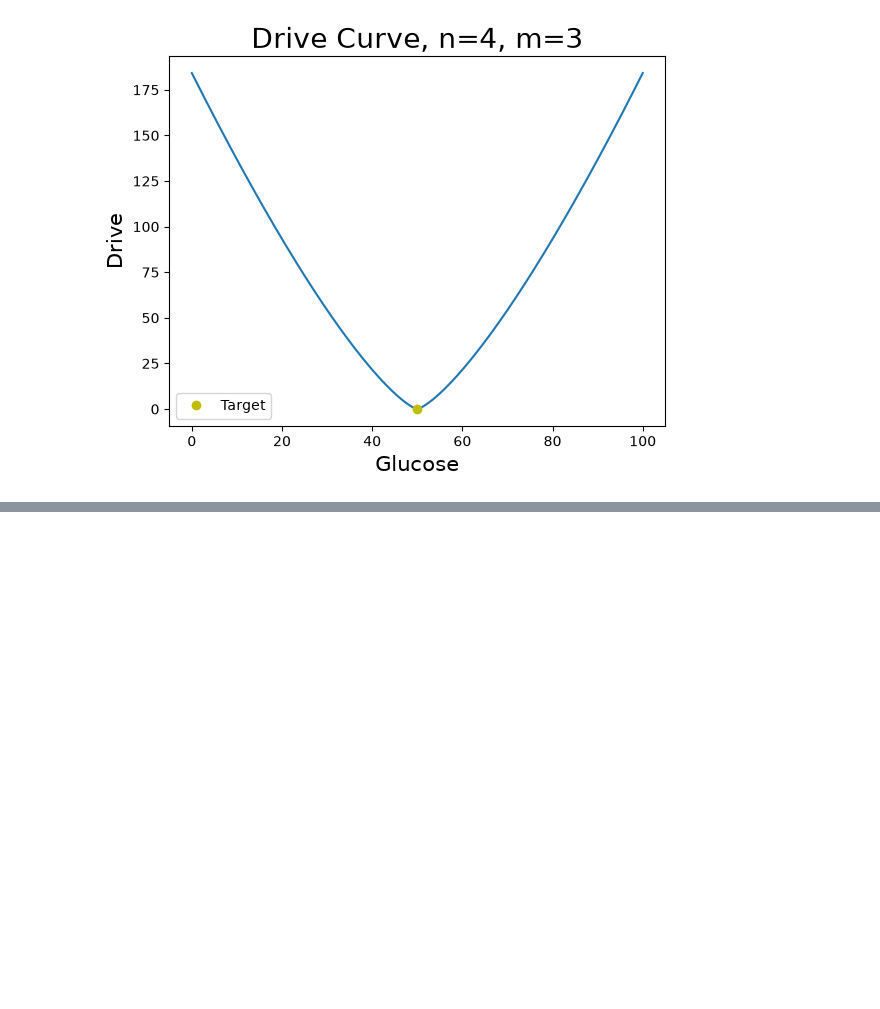
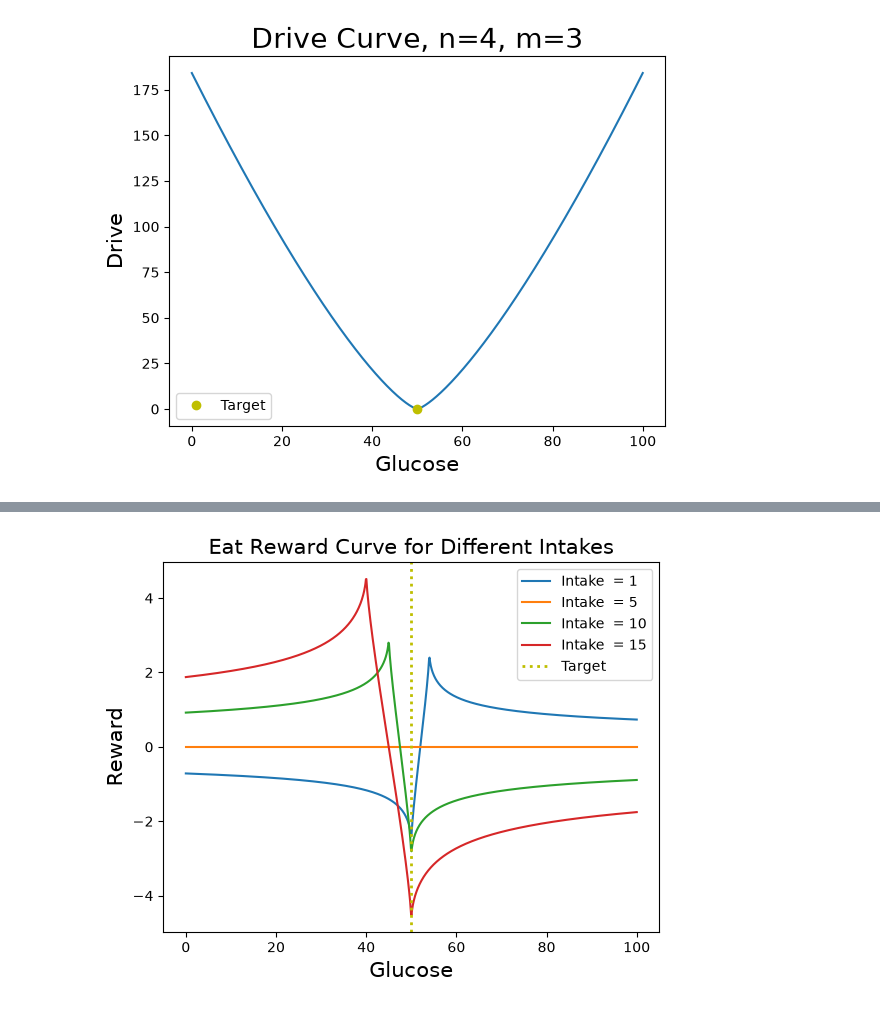
Before and after one commit to JuanMendez163/embodied_organs, a Jupyter notebook: notebooks/random_actions.ipynb, the cells around one changed output, grey strips where cells are left out. Saved outputs shown, nothing was run; the diff lists cells and outputs as text; code cells hidden in the pictures; blank space fills up the shorter version.

```diff
--- a/notebooks/random_actions.ipynb
+++ b/notebooks/random_actions.ipynb
@@ -179,0 +243,13 @@ def reward(action=None, glucose_level=None, glucose_target=None, metabolism=None
+# %%
+for i in intakes:
+    plt.plot(glucose_range, rewards[i], label=f'Intake  = {i}')
+plt.xlabel("Glucose", fontsize=15)
+plt.ylabel("Reward", fontsize=15)
+plt.title("Eat Reward Curve for Different Intakes", fontsize=15)
+#plt.axhline(y=0, color='r', linestyle=':', linewidth=2)
+plt.axvline(x=glucose_target, color='y', linestyle=':', linewidth=2, label='Target')
+plt.legend()
+plt.savefig("../plots/n2-m3-diff-intakes.png", dpi=300, bbox_inches='tight')
+plt.show()
+# %% [output]
+[figure, added]
```
Also changed, not shown: parts of 5 cells of this notebook.
